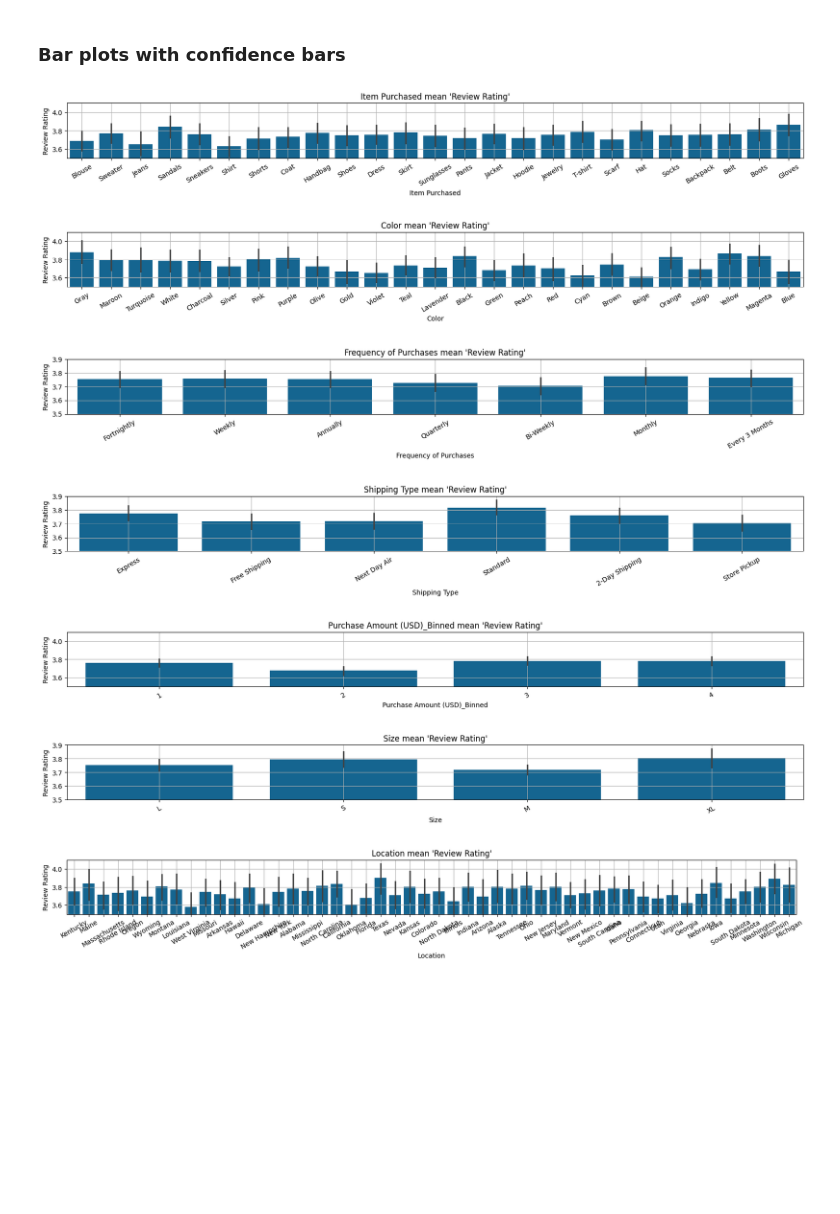
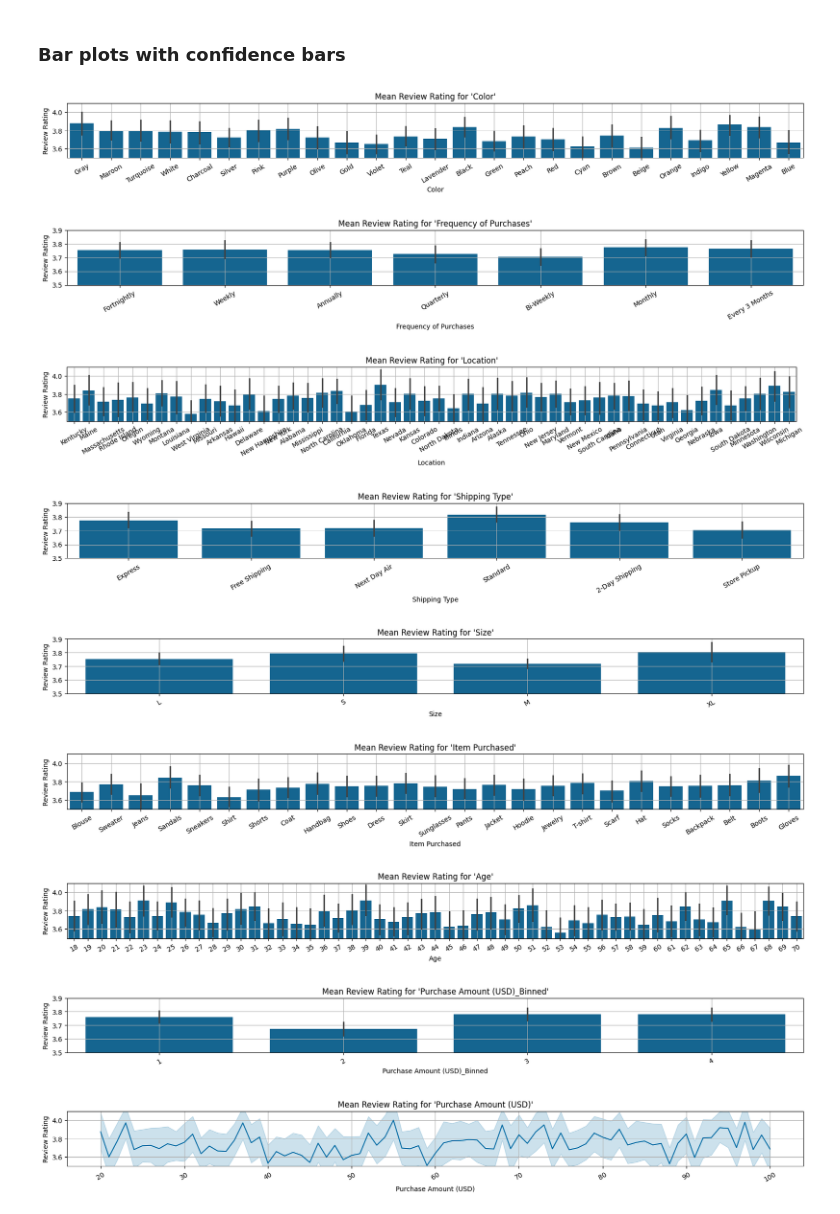
Before and after one commit to Leeishere/Consumer_Habits, a Jupyter notebook: Analyze_Reviews.ipynb, the cells around one changed output. Cells and saved outputs as stored; diff of their text form; code cells hidden in the pictures; blank space fills up the shorter version.

Commit message:
Fill in Data Analysis Details

```diff
--- a/Analyze_Reviews.ipynb
+++ b/Analyze_Reviews.ipynb
@@ -201,10 +189,13 @@ significant_relationships.sort_values(by=['Col_a','P-Value'], ascending=True)
 # %%
-chi=Chi2()
-anova=ANOVA()
+
+pears=Coefficient()
+pearson_related=pears.num_num_column_pearson_coefficient_relationships(df, corr=0.6,keep_correlated=False,self_detect=False,numeric_columns=['Age','Purchase Amount (USD)','Review Rating'],pseudo_numeric_columns=None,detect_pseudo_numeric=False)
 location_kruskal=anova.cat_num_column_kruskal_wallis_relationships(df, alpha=0.05,keep_similar=True, numeric_columns=['Review Rating'],categoric_columns=['Item Purchased','Frequency of Purchases','Location'],detect_pseudo_numeric=False)
 location_chi=chi.categorical_column_relationships(df, alpha=0.05, keep_similar=True, columns=['Item Purchased','Frequency of Purchases','Location'], additional=False, target=['Review Rating_Binned'])
 location_kruskal.columns=['Col_a','Col_b','P-Value']
 location_chi.columns=['Col_b','Col_a','P-Value']
-insignificant_relationships=pd.concat([location_kruskal,location_chi],ignore_index=True)
+pearson_related.columns=['Col_b','Col_a','Coefficient']
+pearson_related=pearson_related.loc[(pearson_related['Col_b']!='Purchase Amount (USD)')&(pearson_related['Col_b']!='Age')]
+insignificant_relationships=pd.concat([location_kruskal,location_chi,pearson_related],ignore_index=True)
 insignificant_relationships.sort_values(by=['Col_a','P-Value'], ascending=True)
 # %% [output]
@@ -220,24 +213,28 @@ insignificant_relationships.sort_values(by=['Col_a','P-Value'], ascending=True)
 # %%
 x_axises=list(set(insignificant_relationships['Col_a'].tolist()+significant_relationships['Col_a'].tolist()))
 plt.style.use('tableau-colorblind10')
 for x_axis in x_axises:
-
     plt.figure(figsize=(20,1.5))
-    plt.title(f"{x_axis} mean 'Review Rating'")
-    sns.barplot(data=df,x=df[x_axis],y=df['Review Rating'],estimator='mean',errorbar=('ci',95))
+    plt.title(f"Mean Review Rating for '{x_axis}'")
+    if x_axis in ('Purchase Amount (USD)'):
+        sns.lineplot(data=df,x=df[x_axis],y=df['Review Rating'],estimator='mean',errorbar=('ci',95))
+    else:
+        sns.barplot(data=df,x=df[x_axis],y=df['Review Rating'],estimator='mean',errorbar=('ci',95))
     plt.xticks(rotation=30)
-    if x_axis in ('Frequency of Purchases','Shipping Type','Purchase Amount (USD)','Size'):
+    if x_axis in ('Frequency of Purchases','Shipping Type','Purchase Amount (USD)_Binned','Size'):
         plt.ylim((3.5,3.9))
     else:
         plt.ylim((3.5,4.1))
     plt.grid()
     plt.show()
 # %% [output]
-[figure, old version]
+[figure, new version]
-[figure, old version]
+[figure, new version]
-[figure, old version]
+[figure, new version]
 [figure]
-[figure, old version]
+[figure, new version]
-[figure, old version]
+[figure, new version]
-[figure, old version]
+[figure, new version]
+[figure, added]
+[figure, added]
 # %% [markdown]
```
Also changed, not shown: parts of 22 cells of this notebook, 1 other file.
